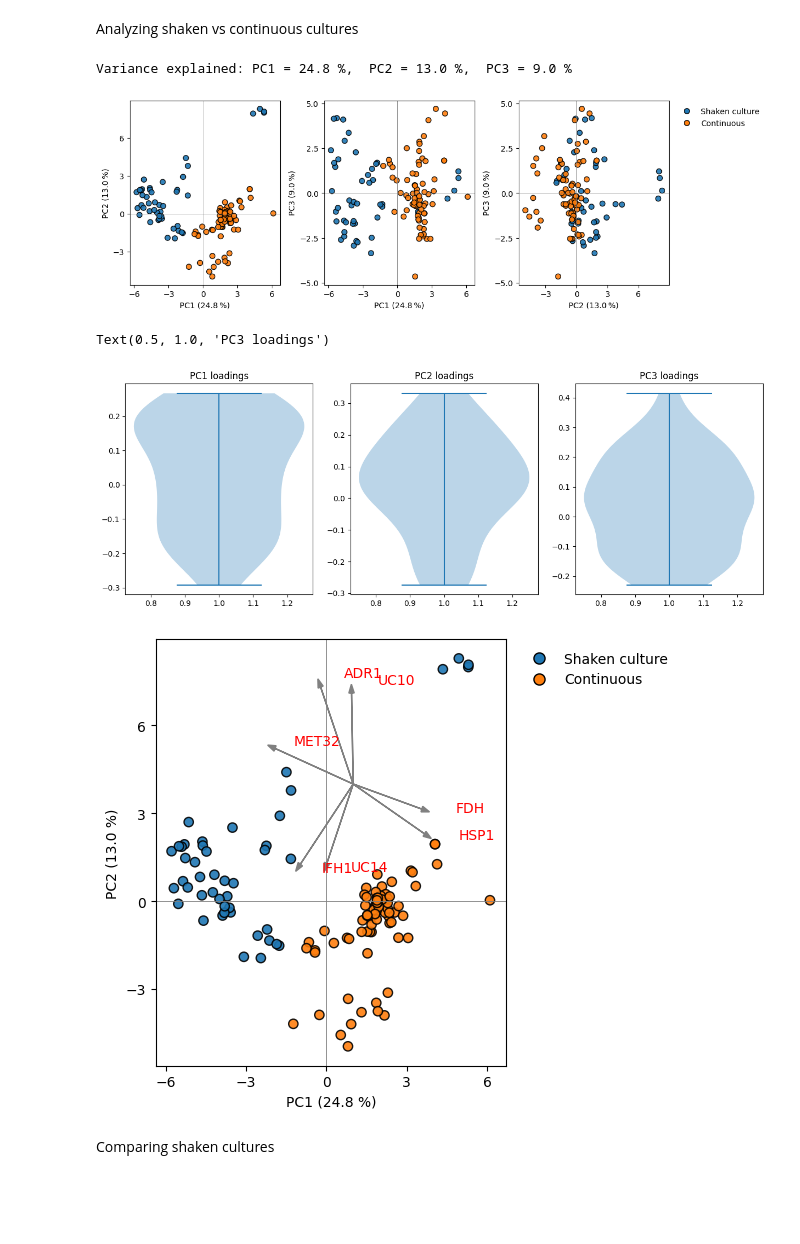
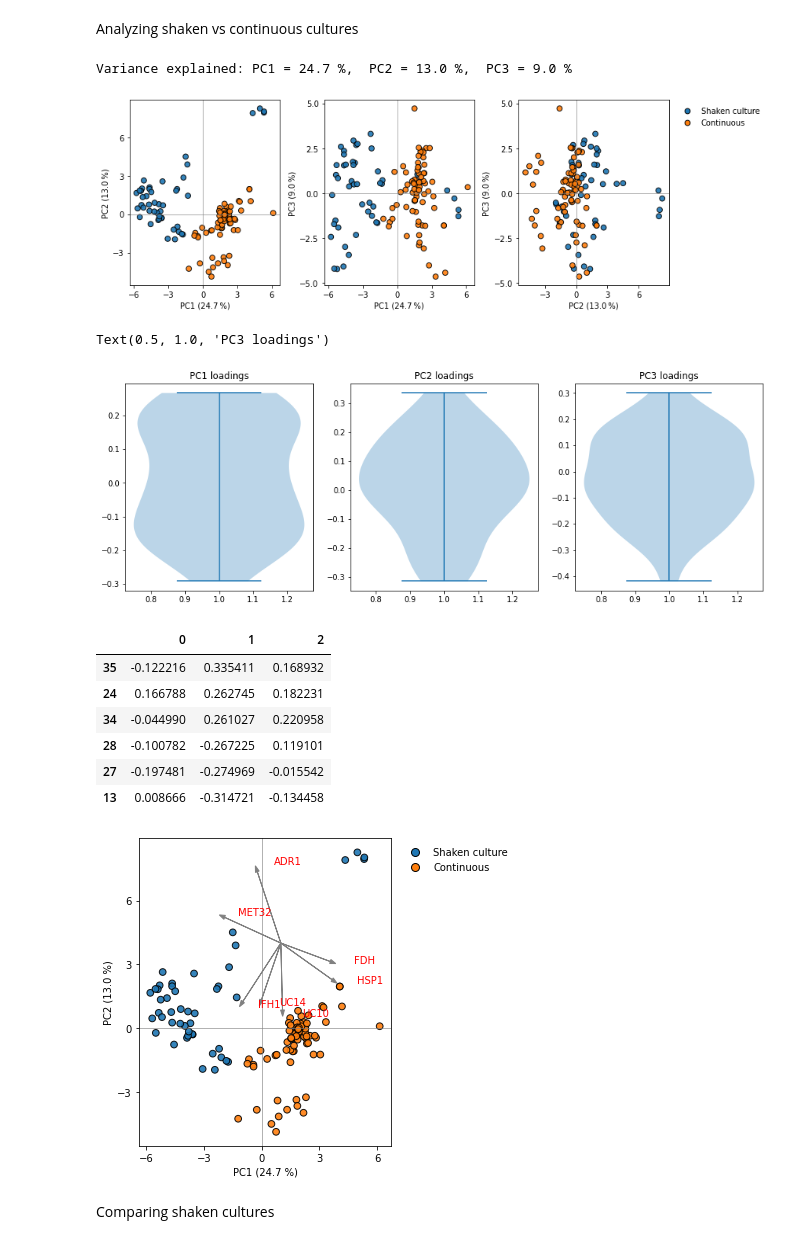
Before and after one commit to SBRG/yarrowia_lipolytica_ICA, a Jupyter notebook: imod_analysis/fig2_shakenVScontinuous.ipynb, the cells around one changed output. Drawn from its saved outputs; the diff is of its cells as text; code cells hidden in the pictures; blank space fills up the shorter version.

```diff
--- a/imod_analysis/fig2_shakenVScontinuous.ipynb
+++ b/imod_analysis/fig2_shakenVScontinuous.ipynb
@@ -13,7 +13,7 @@ from sklearn.preprocessing import StandardScaler
 from sklearn.decomposition import PCA
 from itertools import combinations
 # %%
-ica_data = load_json_model('../data/yarrowia2025.json')
+ica_data = load_json_model('../data/yarrowia2025_fixed.json')
 # %%
 ica_data.sample_table
 # %% [output]
@@ -128,8 +128,8 @@ def pca_scatter3(df, labels=None, scale=True, label_points=False,name='pca_plot'
 pca_model = pca_scatter3(ica_data.A, labels=ica_data.sample_table['Mode of operation'].tolist(), scale=True, label_points=False,name='tpm_pca')
 #plt.savefig('tpm_pca.png',dpi=300,transparent=True)
 # %% [output]
-Variance explained: PC1 = 24.8 %,  PC2 = 13.0 %,  PC3 = 9.0 %
+Variance explained: PC1 = 24.7 %,  PC2 = 13.0 %,  PC3 = 9.0 %
-[figure, old version]
+[figure, new version]
 # %%
 loadings = pd.DataFrame(pca_model.components_).T
 
@@ -147,7 +147,17 @@ plt.violinplot(loadings[2])
 plt.title('PC3 loadings')
 # %% [output]
 Text(0.5, 1.0, 'PC3 loadings')
-[figure, old version]
+[figure, new version]
+# %%
+loadings[abs(loadings[1])>0.25].sort_values(by=1, ascending=False)
+# %% [output]
+|  | 0 | 1 | 2 |
+| 35 | -0.122216 | 0.335411 | 0.168932 |
+| 24 | 0.166788 | 0.262745 | 0.182231 |
+| 34 | -0.044990 | 0.261027 | 0.220958 |
+| 28 | -0.100782 | -0.267225 | 0.119101 |
+| 27 | -0.197481 | -0.274969 | -0.015542 |
+| 13 | 0.008666 | -0.314721 | -0.134458 |
 # %%
 df = ica_data.A
 X  = StandardScaler().fit_transform(df.T.values)
@@ -188,39 +198,39 @@ ax.legend(handles, uniq, frameon=False,
 loadings = pd.DataFrame(pca_model.components_).T
 loadings.rename(columns={0: 'PC1', 1: 'PC2', 2:'PC3'}, inplace=True)
 
-pc1_loadings = [2,14,16]
-pc2_loadings = [4,18,24,27]
+pc1_loadings = [12,25,20]
+pc2_loadings = [35,13,27,28]
 
 arrows_to_make = pc1_loadings+pc2_loadings
 arrow_length = 10
 text_scale = 1.1
 
 # the place the arrows start is up to you, so you can move it out of the way
 start1 = 1
 start2 = 4
 
 # loop through each gene and add its arrow
 for g in arrows_to_make:
     # directions in PC1 and 2
     g_weight_pc1 = loadings.loc[g, 'PC1']
     g_weight_pc2 = loadings.loc[g, 'PC2']
 
     # lengthen arrow by a constant factor
     g_weight_pc1 = g_weight_pc1 * arrow_length
     g_weight_pc2 = g_weight_pc2 * arrow_length
 
     # add the arrow
     ax.arrow(start1, start2, g_weight_pc1, g_weight_pc2, head_width = 0.2,color='grey')
 
     ax.text(start1 + (text_scale * g_weight_pc1)+1,
             start2 + (text_scale * g_weight_pc2),
             ica_data.imodulon_table['iModulon Name'][g],size=10,color='red')
 
 
 plt.tight_layout()
 plt.show()
 # %% [output]
-[figure, old version]
+[figure, new version]
 # %% [markdown]
 Comparing shaken cultures
 # %%
```
Also changed, not shown: parts of 10 cells of this notebook, 12 other files.
